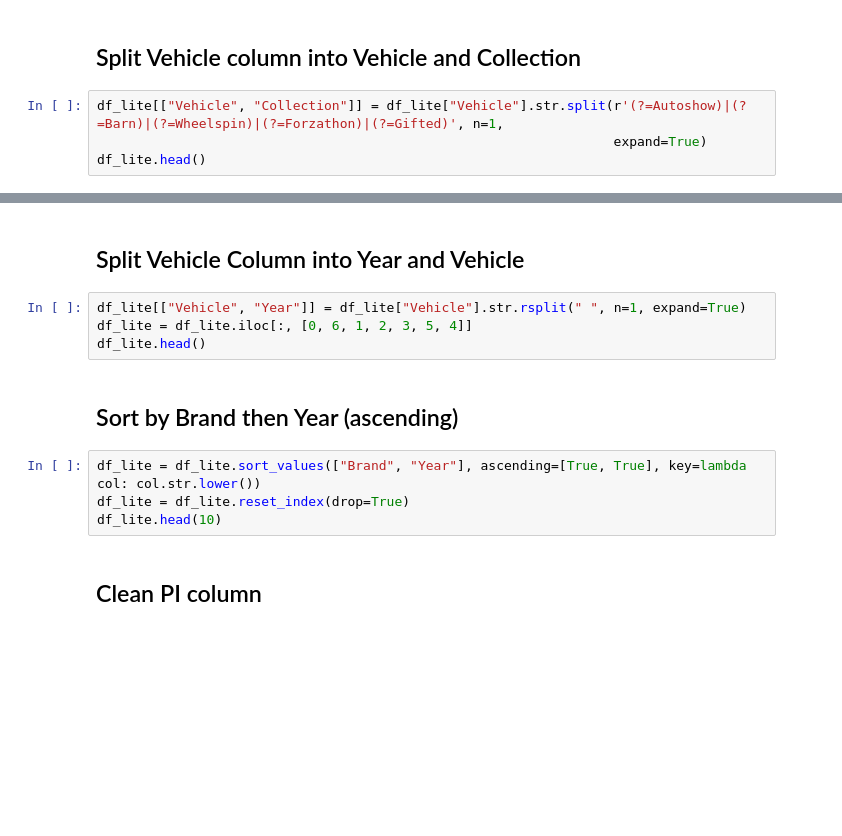
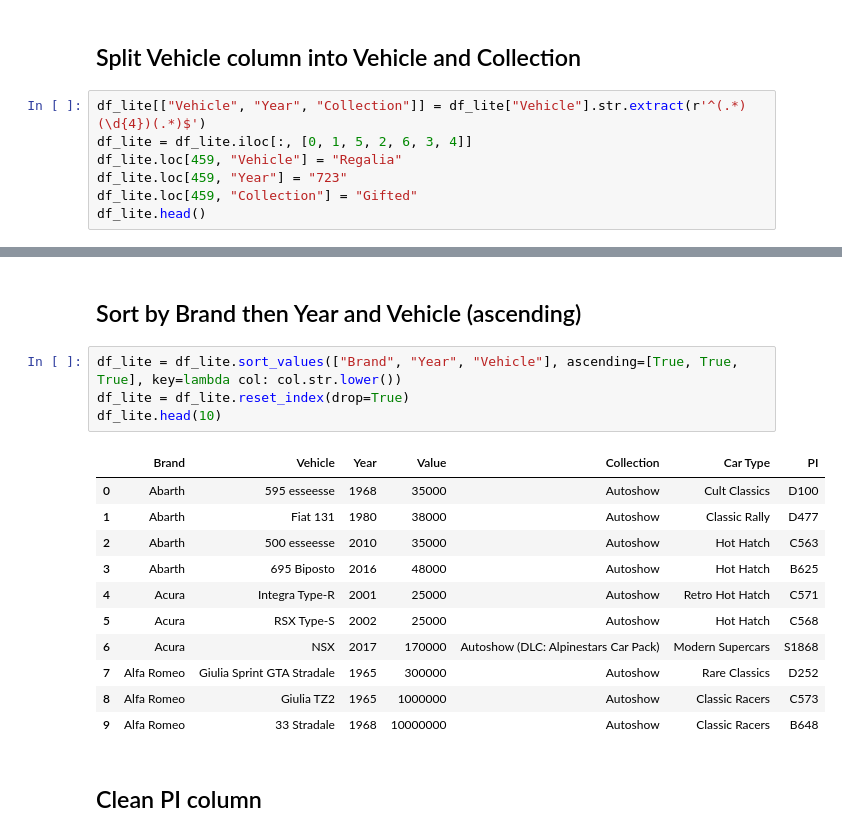
Before and after one commit to iaspidem/fh-cars-list, a Jupyter notebook: fh3-process.ipynb, the cells around one changed output, grey strips where cells are left out. Cells and saved outputs as stored; diff of their text form; blank space fills up the shorter version.

```diff
--- a/fh3-process.ipynb
+++ b/fh3-process.ipynb
@@ -223,7 +223,10 @@ df_lite.head()
 | 4 | Acura | Integra Type-R 2001Autoshow | 25000 | Retro Hot Hatch | C571 |
 # %% [markdown]
 ## Split Vehicle column into Vehicle and Collection
-# %%
-df_lite[["Vehicle", "Collection"]] = df_lite["Vehicle"].str.split(r'(?=Autoshow)|(?=Barn)|(?=Wheelspin)|(?=Forzathon)|(?=Gifted)', n=1,
-                                                                  expand=True)
-df_lite.head()
+# %%
+df_lite[["Vehicle", "Year", "Collection"]] = df_lite["Vehicle"].str.extract(r'^(.*)(\d{4})(.*)$')
+df_lite = df_lite.iloc[:, [0, 1, 5, 2, 6, 3, 4]]
+df_lite.loc[459, "Vehicle"] = "Regalia"
+df_lite.loc[459, "Year"] = "723"
+df_lite.loc[459, "Collection"] = "Gifted"
+df_lite.head()
@@ -232,15 +260,21 @@ df_lite["Collection"].value_counts()
-# %% [markdown]
-## Split Vehicle Column into Year and Vehicle
-# %%
-df_lite[["Vehicle", "Year"]] = df_lite["Vehicle"].str.rsplit(" ", n=1, expand=True)
-df_lite = df_lite.iloc[:, [0, 6, 1, 2, 3, 5, 4]]
-df_lite.head()
 # %% [markdown]
-## Sort by Brand then Year (ascending)
+## Sort by Brand then Year and Vehicle (ascending)
 # %%
-df_lite = df_lite.sort_values(["Brand", "Year"], ascending=[True, True], key=lambda col: col.str.lower())
+df_lite = df_lite.sort_values(["Brand", "Year", "Vehicle"], ascending=[True, True, True], key=lambda col: col.str.lower())
 df_lite = df_lite.reset_index(drop=True)
 df_lite.head(10)
+# %% [output]
+|  | Brand | Vehicle | Year | Value | Collection | Car Type | PI |
+| 0 | Abarth | 595 esseesse | 1968 | 35000 | Autoshow | Cult Classics | D100 |
+| 1 | Abarth | Fiat 131 | 1980 | 38000 | Autoshow | Classic Rally | D477 |
+| 2 | Abarth | 500 esseesse | 2010 | 35000 | Autoshow | Hot Hatch | C563 |
+| 3 | Abarth | 695 Biposto | 2016 | 48000 | Autoshow | Hot Hatch | B625 |
+| 4 | Acura | Integra Type-R | 2001 | 25000 | Autoshow | Retro Hot Hatch | C571 |
+| 5 | Acura | RSX Type-S | 2002 | 25000 | Autoshow | Hot Hatch | C568 |
+| 6 | Acura | NSX | 2017 | 170000 | Autoshow (DLC: Alpinestars Car Pack) | Modern Supercars | S1868 |
+| 7 | Alfa Romeo | Giulia Sprint GTA Stradale | 1965 | 300000 | Autoshow | Rare Classics | D252 |
+| 8 | Alfa Romeo | Giulia TZ2 | 1965 | 1000000 | Autoshow | Classic Racers | C573 |
+| 9 | Alfa Romeo | 33 Stradale | 1968 | 10000000 | Autoshow | Classic Racers | B648 |
 # %% [markdown]
 ## Clean PI column
 # %%
```
Also changed, not shown: parts of 7 cells of this notebook, 1 other file.
